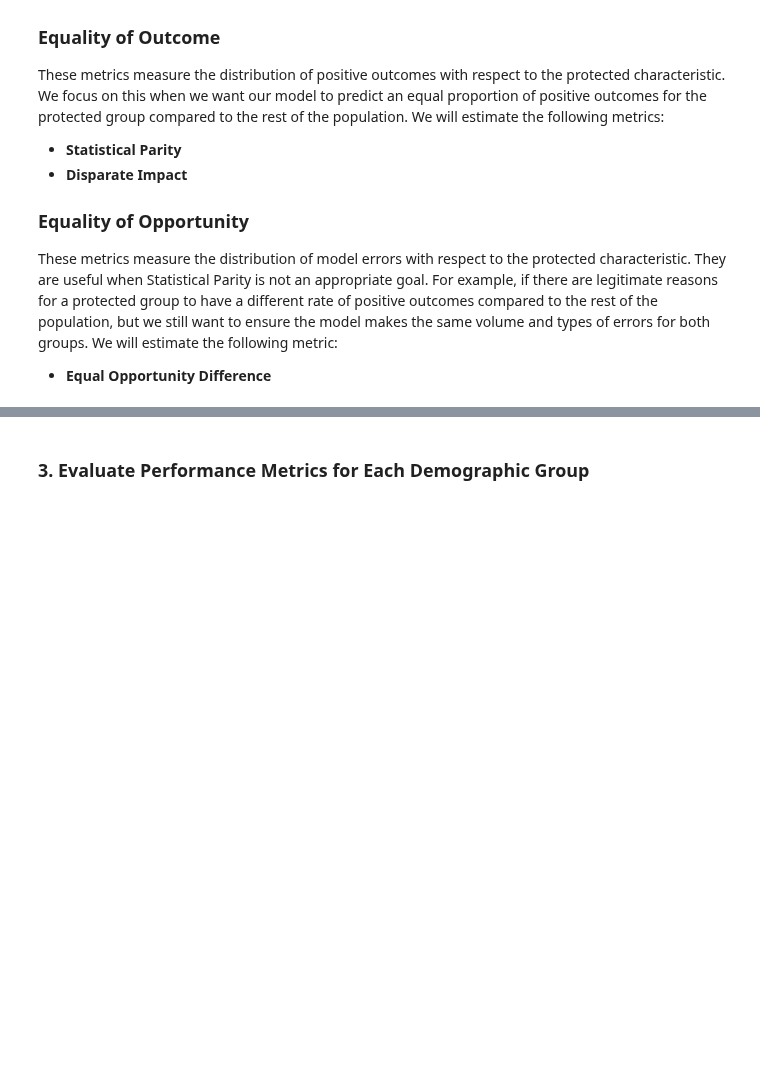
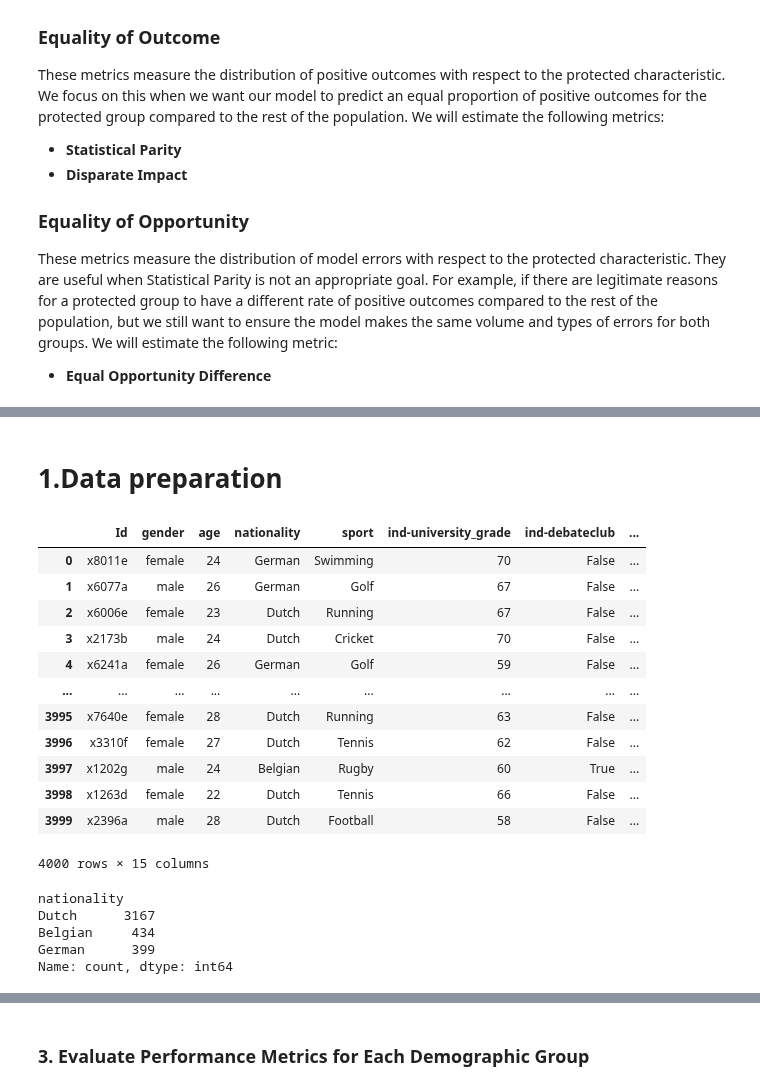
Before and after one commit to AlbanaCelepija/enhanced_mlops, a Jupyter notebook: framework/library/use_cases/tabular/src/local_platform/experiments/1.bias_mitigation.ipynb, the cells around one changed output, grey strips where cells are left out. Saved outputs shown, nothing was run; the diff lists cells and outputs as text; code cells hidden in the pictures; blank space fills up the shorter version.

```diff
--- a/framework/library/use_cases/tabular/src/bias_mitigation.ipynb
+++ b/framework/library/use_cases/tabular/src/local_platform/experiments/1.bias_mitigation.ipynb
@@ -190,0 +25,2 @@ data
+# %% [markdown]
+# 1.Data preparation
@@ -190,0 +125,27 @@ data
+# %%
+data = pd.read_csv('data/recruitmentdataset-2022.csv')
+boolean_features = ["ind-debateclub", "ind-programming_exp", "ind-international_exp", "ind-entrepeneur_exp", "ind-exact_study", "decision"]
+categorical_features = ["sport", "ind-degree", "company"]
+data
+# %% [output]
+|  | Id | gender | age | nationality | sport | ind-university_grade | ind-debateclub | ... |
+| 0 | x8011e | female | 24 | German | Swimming | 70 | False | ... |
+| 1 | x6077a | male | 26 | German | Golf | 67 | False | ... |
+| 2 | x6006e | female | 23 | Dutch | Running | 67 | False | ... |
+| 3 | x2173b | male | 24 | Dutch | Cricket | 70 | False | ... |
+| 4 | x6241a | female | 26 | German | Golf | 59 | False | ... |
+| ... | ... | ... | ... | ... | ... | ... | ... | ... |
+| 3995 | x7640e | female | 28 | Dutch | Running | 63 | False | ... |
+| 3996 | x3310f | female | 27 | Dutch | Tennis | 62 | False | ... |
+| 3997 | x1202g | male | 24 | Belgian | Rugby | 60 | True | ... |
+| 3998 | x1263d | female | 22 | Dutch | Tennis | 66 | False | ... |
+| 3999 | x2396a | male | 28 | Dutch | Football | 58 | False | ... |
+4000 rows × 15 columns
+# %%
+data["nationality"].value_counts()
+# %% [output]
+nationality
+Dutch      3167
+Belgian     434
+German      399
+Name: count, dtype: int64
```
Also changed, not shown: parts of 15 cells of this notebook, 25 other files.
